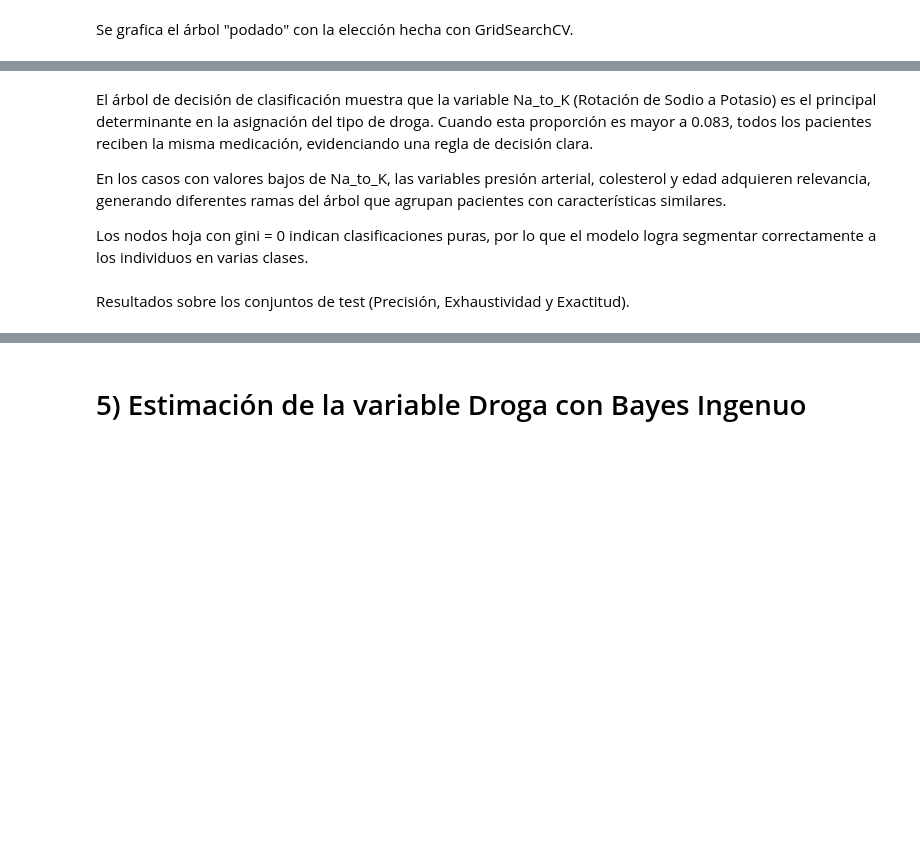
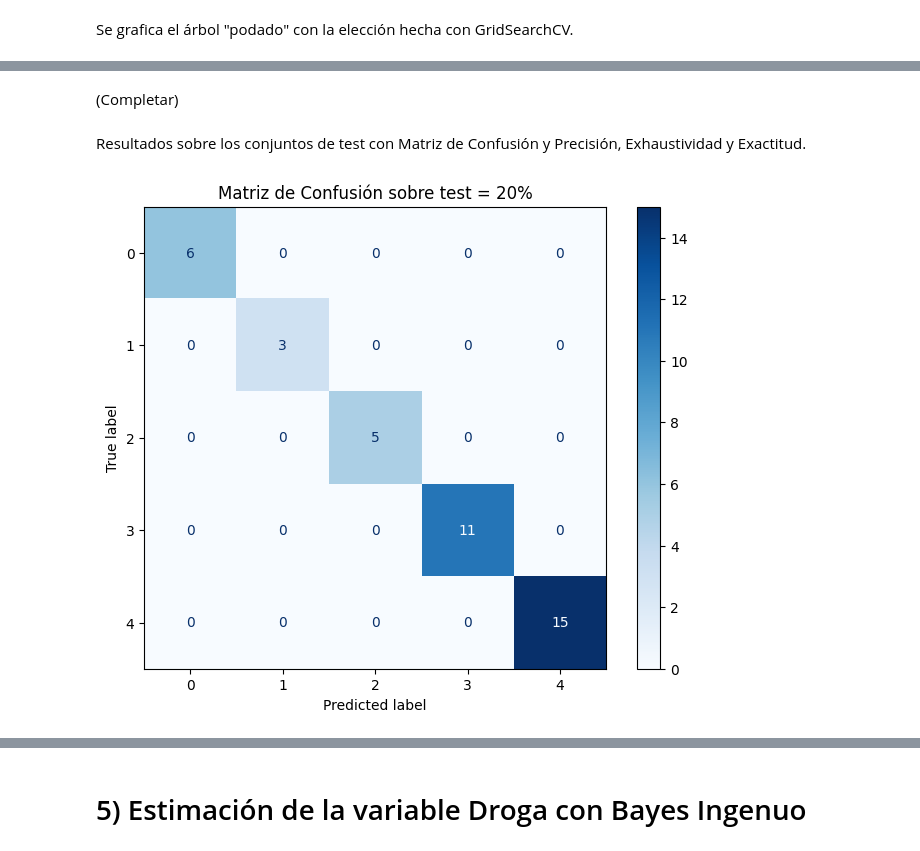
Before and after one commit to CaroRuiz92/arboles_decision_mineria_datos, a Jupyter notebook: Minería_de_Datos_TP2.ipynb, the cells around one changed output, grey strips where cells are left out. Drawn from its saved outputs; the diff is of its cells as text; code cells hidden in the pictures; blank space fills up the shorter version.

```diff
--- a/Minería_de_Datos_TP2.ipynb
+++ b/Minería_de_Datos_TP2.ipynb
@@ -602,9 +610,4 @@ plt.show()
-# %% [markdown]
-El árbol de decisión de clasificación muestra que la variable Na_to_K (Rotación de Sodio a Potasio) es el principal determinante en la asignación del tipo de droga.
-Cuando esta proporción es mayor a 0.083, todos los pacientes reciben la misma medicación, evidenciando una regla de decisión clara.
-
-En los casos con valores bajos de Na_to_K, las variables presión arterial, colesterol y edad adquieren relevancia, generando diferentes ramas del árbol que agrupan pacientes con características similares.
-
-Los nodos hoja con gini = 0 indican clasificaciones puras, por lo que el modelo logra segmentar correctamente a los individuos en varias clases.
+# %% [markdown]
+(Completar)
 # %% [markdown]
-Resultados sobre los conjuntos de test (Precisión, Exhaustividad y Exactitud).
+Resultados sobre los conjuntos de test con Matriz de Confusión y Precisión, Exhaustividad y Exactitud.
@@ -610,0 +616,13 @@ Resultados sobre los conjuntos de test (Precisión, Exhaustividad y Exactitud).
+# %%
+y_pred_20 = mejor_arbol_clas.predict(X_test_20_esc)
+cm = confusion_matrix(y_test_20, y_pred_20)
+# %%
+fig, ax = plt.subplots(figsize=(8, 6))
+disp = ConfusionMatrixDisplay(confusion_matrix=cm,
+                              display_labels=mejor_arbol_clas.classes_)
+
+disp.plot(cmap=plt.cm.Blues, ax=ax)
+plt.title('Matriz de Confusión sobre test = 20%')
+plt.show()
+# %% [output]
+[figure, added]
```
Also changed, not shown: parts of 32 cells of this notebook.
